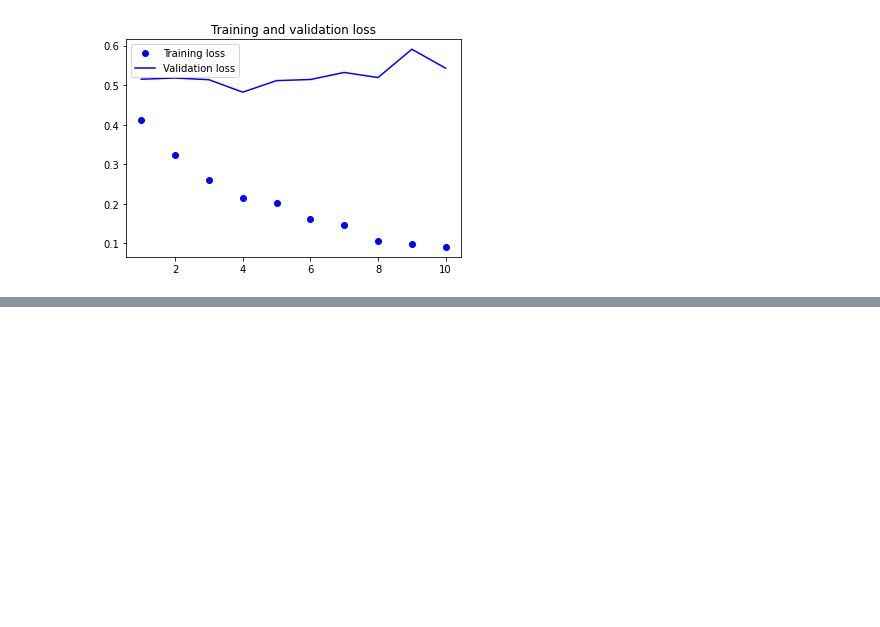
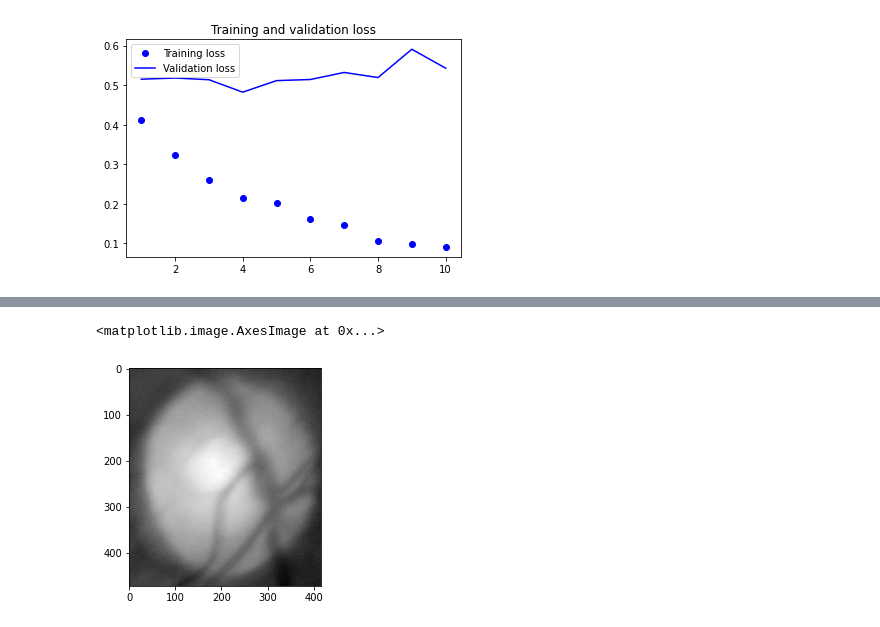
Before and after one commit to WojciechMojsiejuk/GlaucomaDetection, a Jupyter notebook: glaucoma_recognition.ipynb, the cells around one changed output, grey strips where cells are left out. Saved outputs shown, nothing was run; the diff lists cells and outputs as text; code cells hidden in the pictures; blank space fills up the shorter version.

```diff
--- a/glaucoma_recognition.ipynb
+++ b/glaucoma_recognition.ipynb
@@ -272,0 +344,11 @@ plt.show()
+# %%
+img_path = '/content/gdrive/MyDrive/MachineLearning/dataset/Fundus_Train_Val_Data/Fundus_Scanes_Sorted/Train/Glaucoma_Positive'
+# %%
+i_p = os.path.join(img_path,'036.jpg')
+img = cv.imread(i_p, 0)
+cropped = crop_circle(img)
+cropped = optic_disc_crop(cropped, False)
+plt.imshow(cropped, cmap='gray')
+# %% [output]
+<matplotlib.image.AxesImage at 0x...>
+[figure, added]
```
Also changed, not shown: parts of 7 cells of this notebook.
